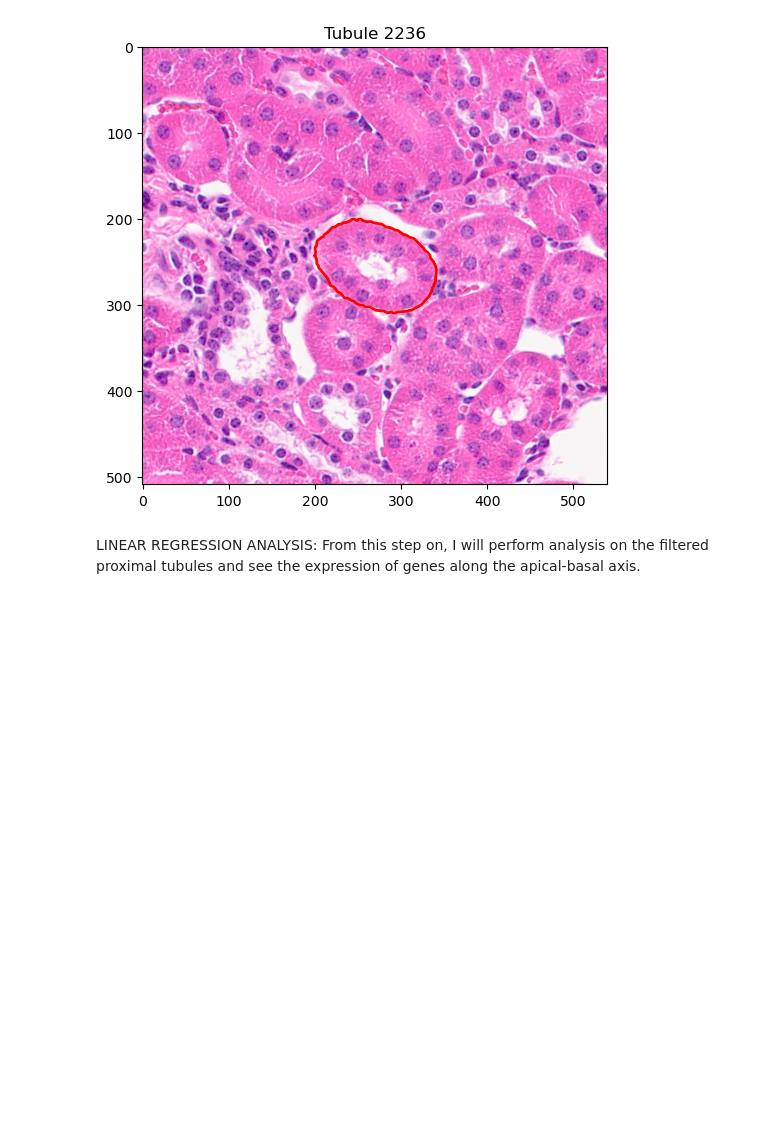
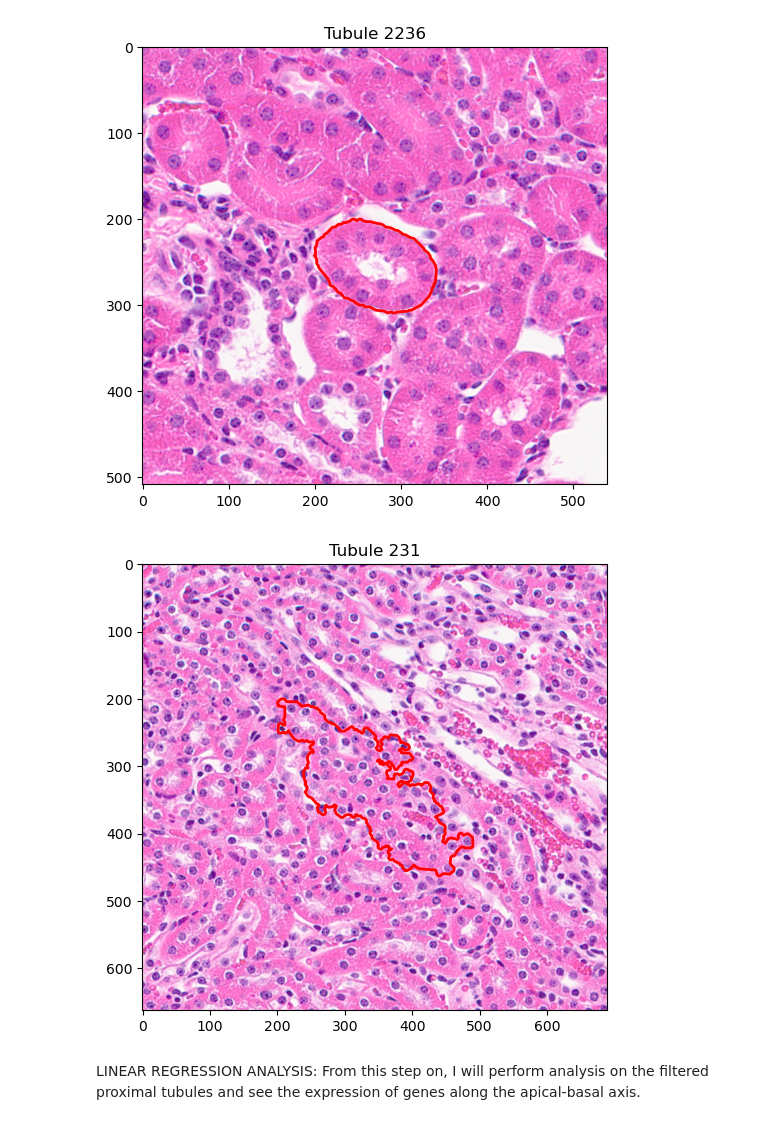
Before and after one commit to ssingh95jhu/Correlation_Kidney_Structure_Molecular_Presentation, a Jupyter notebook: HighThru_ProxTub_LinReg.ipynb, the cells around one changed output. Cells and saved outputs as stored; diff of their text form; code cells hidden in the pictures; blank space fills up the shorter version.

```diff
--- a/HighThru_ProxTub_LinReg.ipynb
+++ b/HighThru_ProxTub_LinReg.ipynb
@@ -335,6 +401,10 @@ def plot_tubule_patch(gdf, img, tubule_id="929", buffer=200):
 plot_tubule_patch(gdf, img, tubule_id="2236", buffer=200)
 # %% [output]
 [figure]
+# %%
+plot_tubule_patch(gdf, img, tubule_id="231", buffer=200)
+# %% [output]
+[figure, added]
 # %% [markdown]
 LINEAR REGRESSION ANALYSIS:
 From this step on, I will perform analysis on the filtered proximal tubules and see the expression of genes along the apical-basal axis.
```
Also changed, not shown: parts of 11 cells of this notebook, 1 other file.
